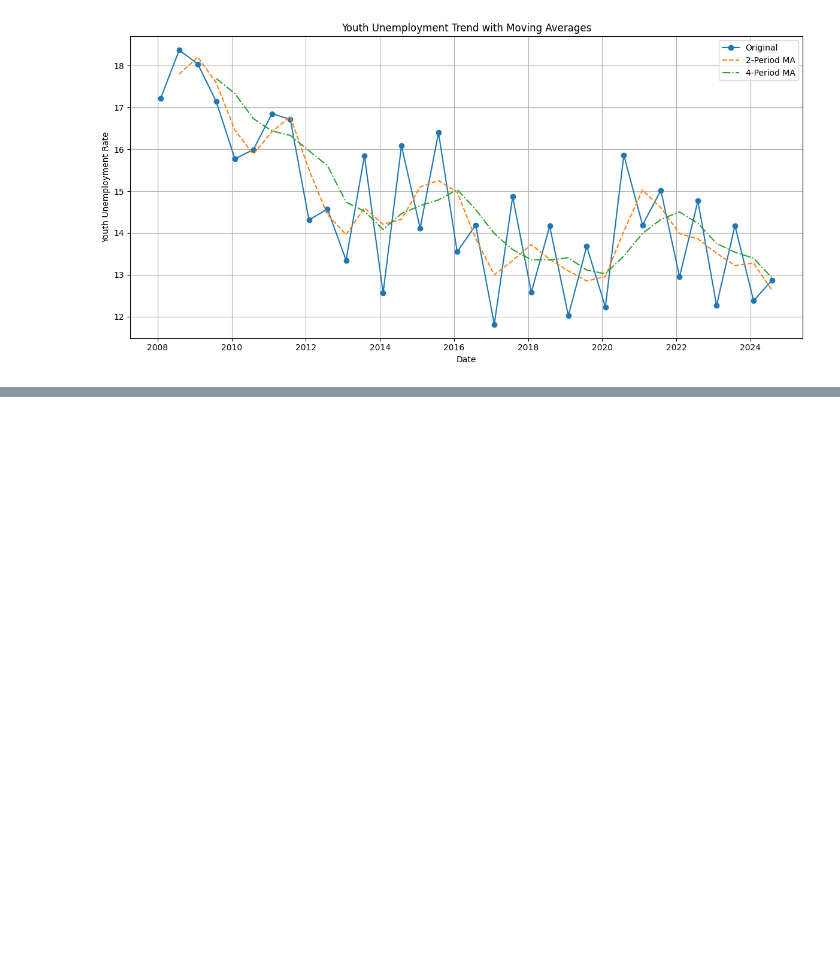
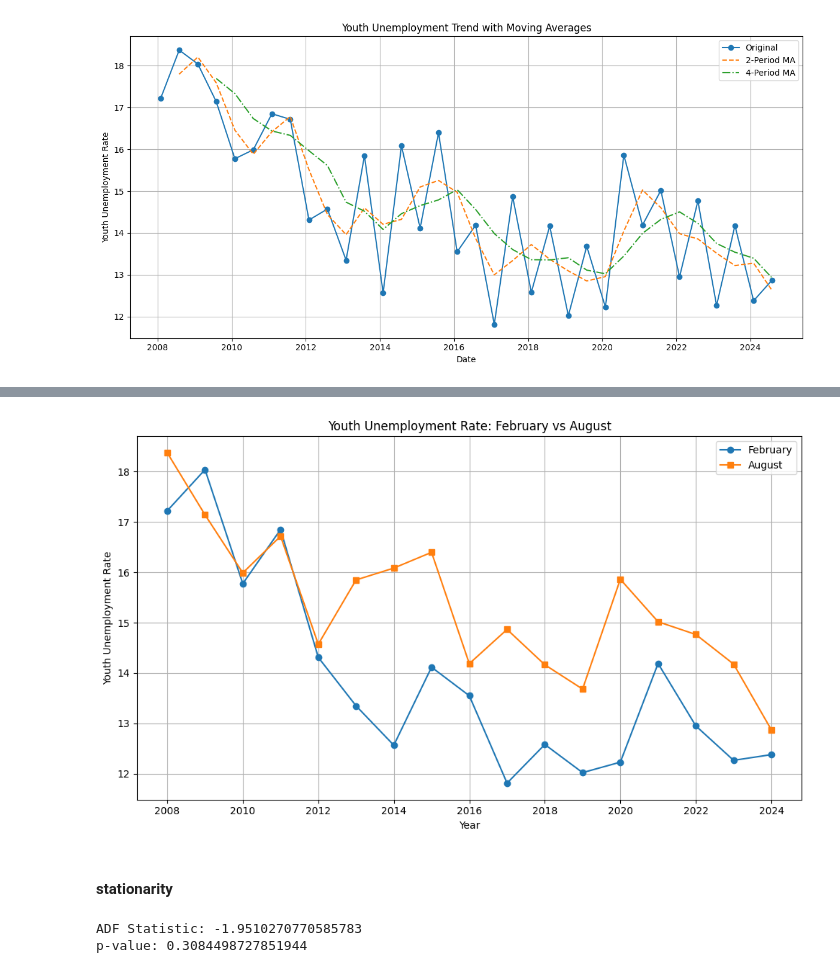
Before and after one commit to imajirzl/thesis-unemployment-rate, a Jupyter notebook: analysis/youth.ipynb, the cells around one changed output, grey strips where cells are left out. Saved outputs shown, nothing was run; the diff lists cells and outputs as text; code cells hidden in the pictures; blank space fills up the shorter version.

```diff
--- a/analysis/youth.ipynb
+++ b/analysis/youth.ipynb
@@ -59,0 +73,15 @@ plt.show()
+# %%
+plt.figure(figsize=(10,6))
+plt.plot(pivot_df.index, pivot_df['Feb'], label='February', marker='o')
+plt.plot(pivot_df.index, pivot_df['Aug'], label='August', marker='s')
+plt.xlabel('Year')
+plt.ylabel('Youth Unemployment Rate')
+plt.title('Youth Unemployment Rate: February vs August')
+plt.legend()
+plt.grid(True)
+plt.tight_layout()
+plt.show()
+# %% [output]
+[figure, added]
+# %% [markdown]
+#### stationarity
@@ -59,0 +90,9 @@ plt.show()
+# %%
+adf_test = adfuller(df['Unemployment_Rate'])
+print(f"ADF Statistic: {adf_test[0]}")
+print(f"p-value: {adf_test[1]}")
+
+# if p-value > 0.05, series is non-stationary → difference the series
+# %% [output]
+ADF Statistic: -1.9510270770585783
+p-value: 0.3084498727851944
```
Also changed, not shown: parts of 5 cells of this notebook.
